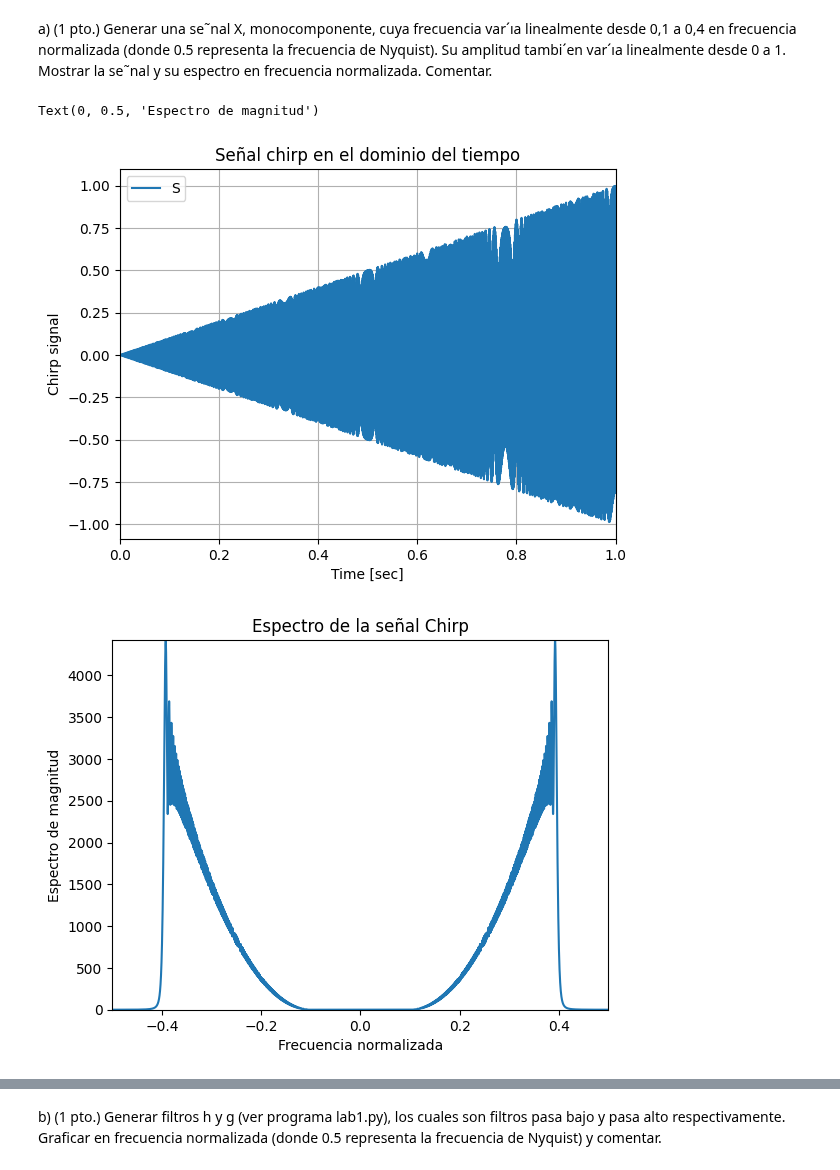
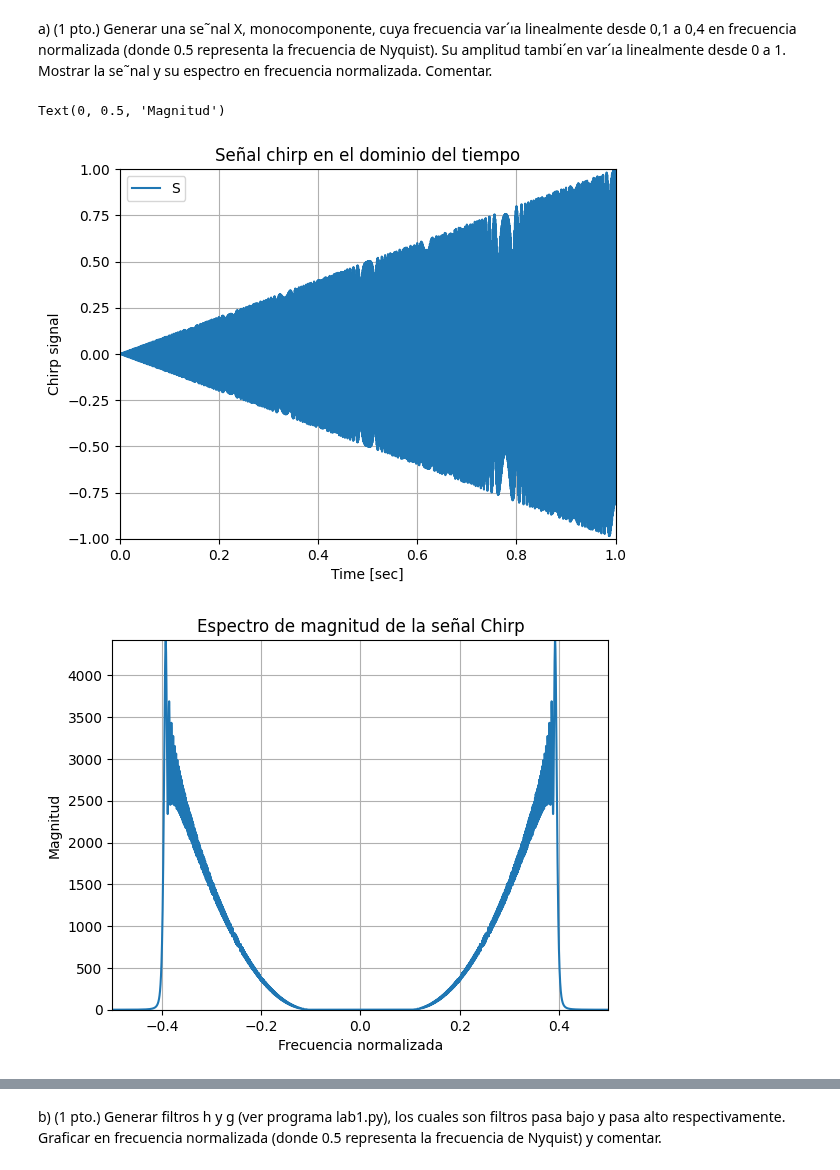
Before and after one commit to ExampleToFollow/PracticasPDS, a Jupyter notebook: Lab1/informePrevio.ipynb, the cells around one changed output, grey strips where cells are left out. Drawn from its saved outputs; the diff is of its cells as text; code cells hidden in the pictures.

```diff
--- a/Lab1/informePrevio.ipynb
+++ b/Lab1/informePrevio.ipynb
@@ -23,37 +23,38 @@ from scipy.signal import chirp
 # %%
 fs = 4e3 #Frecuencia de muestreo variable
 f_ini = 0.1*fs #Frecuencia inicial
 f_end = 0.4*fs #Frecuencia final
 A_ini = 0 #Amplitud inicial
 A_end = 1 #Amplitud final
 #Por el contexto del problema se puede entender que la frecuencia normalizada es respecto a la frecuencia de muestreo
 # fNyquist = fs/2
 # si fNyquist= 0.5 entonces fs = 1
 t = np.arange(A_ini,A_end,1/fs)
 signal = t*chirp(t, f0=f_ini, f1=f_end, t1=1, method='linear') #Hacemos que la frecuencia esté cambiando de acuerdo a lo indicado
-
 #------------PLOTEAMOS LA SEÑAL EN EL TIEMPO
 plt.figure(1)
 plt.plot(t,signal)
 plt.xlim([0,1])
+plt.ylim([-1,1])
 plt.grid('on')
 plt.xlabel('Time [sec]')
 plt.ylabel('Chirp signal') #Chirp es una señal usada en la que se varía la frecuencia a medida de que el tiempo avanza
 plt.title('Señal chirp en el dominio del tiempo')
-plt.legend('Señal chirp')
+plt.legend('Señal')
 #---------------CALCULAMOS LA TRANSFORMADA DE FOURIER Y LA PLOTEAMOS NORMALIZADA
 fft_signal = np.fft.fftshift(np.fft.fft(signal)) #Calculamos la tranformada de fourier
 spc = np.abs(fft_signal)**2 #Obtenemos el cuadrado de la magnitud del espectro
 Ns= len(signal)
 freq = ((np.arange(Ns) - Ns/2) * fs/ Ns)/(fs) #Graficamos normalizando
 plt.figure(2)
 plt.plot(freq, spc)
 plt.xlim([-0.5,0.5])
+plt.grid('on')
 plt.xlabel("Frecuencia normalizada")
-plt.title("Espectro de la señal Chirp")
+plt.title("Espectro de magnitud de la señal Chirp")
 plt.ylim([0,np.max(spc)])
-plt.ylabel("Espectro de magnitud")
+plt.ylabel("Magnitud")
 # %% [output]
-Text(0, 0.5, 'Espectro de magnitud')
+Text(0, 0.5, 'Magnitud')
-[figure, old version]
+[figure, new version]
-[figure, old version]
+[figure, new version]
```
Also changed, not shown: parts of 13 cells of this notebook, 1 other file.
